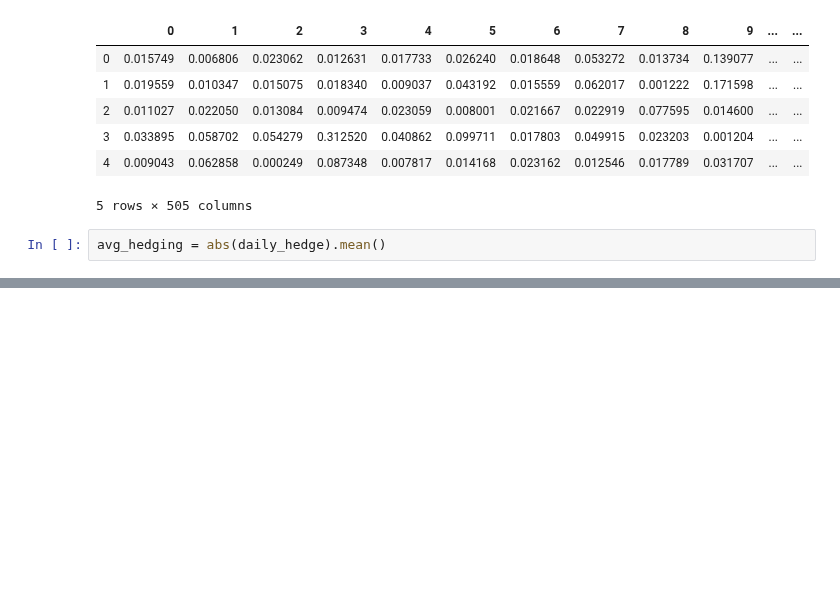
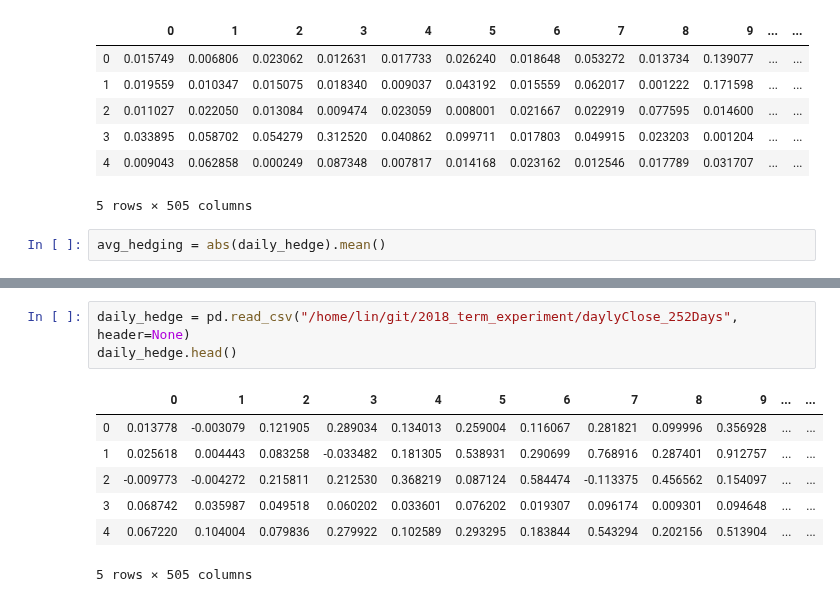
Before and after one commit to linsallyzhao/notebooks, a Jupyter notebook: Summer_project/result of the hedging test(30% vs 10% vol).ipynb, the cells around one changed output, grey strips where cells are left out. Drawn from its saved outputs; the diff is of its cells as text; blank space fills up the shorter version.

```diff
--- a/Summer_project/result of the hedging test(30% vs 10% vol).ipynb
+++ b/Summer_project/result of the hedging test(30% vs 10% vol).ipynb
@@ -139,0 +161,11 @@ plt.plot(realVolHedge, realVolHedge)
+# %%
+daily_hedge = pd.read_csv("/home/lin/git/2018_term_experiment/daylyClose_252Days", header=None)
+daily_hedge.head()
+# %% [output]
+|  | 0 | 1 | 2 | 3 | 4 | 5 | 6 | 7 | 8 | 9 | ... | ... |
+| 0 | 0.013778 | -0.003079 | 0.121905 | 0.289034 | 0.134013 | 0.259004 | 0.116067 | 0.281821 | 0.099996 | 0.356928 | ... | ... |
+| 1 | 0.025618 | 0.004443 | 0.083258 | -0.033482 | 0.181305 | 0.538931 | 0.290699 | 0.768916 | 0.287401 | 0.912757 | ... | ... |
+| 2 | -0.009773 | -0.004272 | 0.215811 | 0.212530 | 0.368219 | 0.087124 | 0.584474 | -0.113375 | 0.456562 | 0.154097 | ... | ... |
+| 3 | 0.068742 | 0.035987 | 0.049518 | 0.060202 | 0.033601 | 0.076202 | 0.019307 | 0.096174 | 0.009301 | 0.094648 | ... | ... |
+| 4 | 0.067220 | 0.104004 | 0.079836 | 0.279922 | 0.102589 | 0.293295 | 0.183844 | 0.543294 | 0.202156 | 0.513904 | ... | ... |
+5 rows × 505 columns
```
Also changed, not shown: parts of 10 cells of this notebook.
